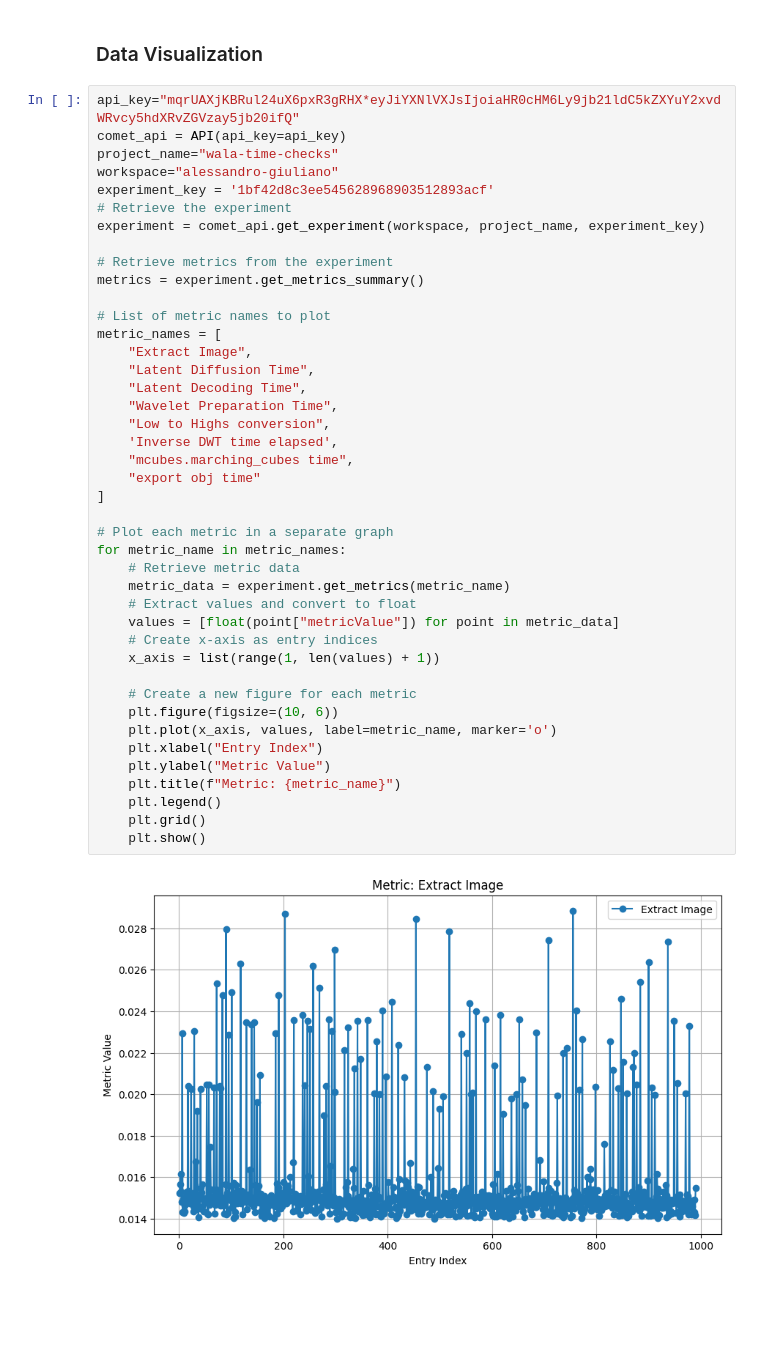
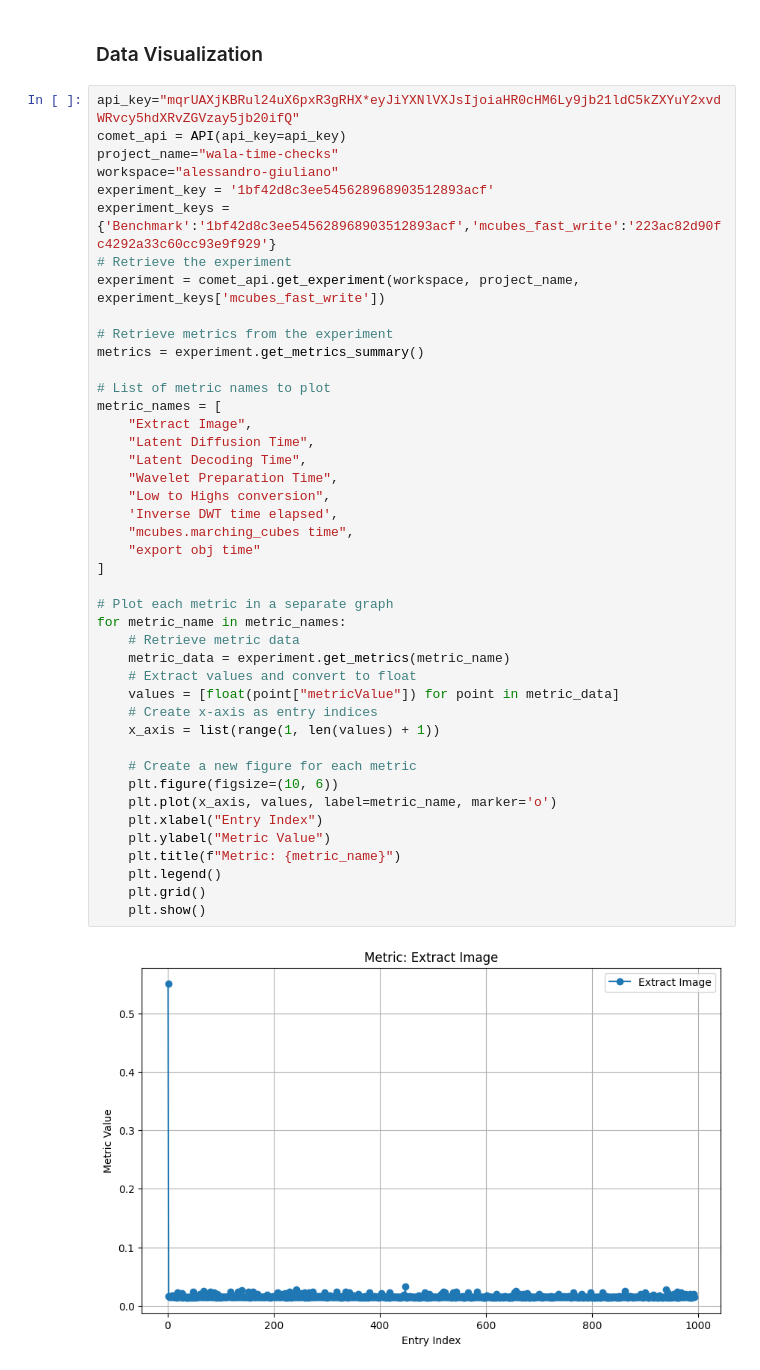
Before and after one commit to AutodeskAILab/WaLa, a Jupyter notebook: Baseline_Testing.ipynb, the cells around one changed output. Drawn from its saved outputs; the diff is of its cells as text; blank space fills up the shorter version.

Commit message:
Baseline file heavily enhanced, runs with mod mcubes library now as well as base benchmark from comet

```diff
--- a/Baseline_Testing.ipynb
+++ b/Baseline_Testing.ipynb
@@ -367,8 +387,9 @@ comet_api = API(api_key=api_key)
 project_name="wala-time-checks"
 workspace="alessandro-giuliano"
 experiment_key = '1bf42d8c3ee545628968903512893acf'
+experiment_keys = {'Benchmark':'1bf42d8c3ee545628968903512893acf','mcubes_fast_write':'223ac82d90fc4292a33c60cc93e9f929'}
 # Retrieve the experiment
-experiment = comet_api.get_experiment(workspace, project_name, experiment_key)
+experiment = comet_api.get_experiment(workspace, project_name, experiment_keys['mcubes_fast_write'])
 
 # Retrieve metrics from the experiment
 metrics = experiment.get_metrics_summary()
@@ -377,31 +398,31 @@ metrics = experiment.get_metrics_summary()
 metric_names = [
     "Extract Image",
     "Latent Diffusion Time",
     "Latent Decoding Time",
     "Wavelet Preparation Time",
     "Low to Highs conversion",
     'Inverse DWT time elapsed',
     "mcubes.marching_cubes time",
     "export obj time"
 ]
 
 # Plot each metric in a separate graph
 for metric_name in metric_names:
     # Retrieve metric data
     metric_data = experiment.get_metrics(metric_name)
     # Extract values and convert to float
     values = [float(point["metricValue"]) for point in metric_data]
     # Create x-axis as entry indices
     x_axis = list(range(1, len(values) + 1))
 
     # Create a new figure for each metric
     plt.figure(figsize=(10, 6))
     plt.plot(x_axis, values, label=metric_name, marker='o')
     plt.xlabel("Entry Index")
     plt.ylabel("Metric Value")
     plt.title(f"Metric: {metric_name}")
     plt.legend()
     plt.grid()
     plt.show()
 # %% [output]
-[figure, old version]
+[figure, new version]
```
Also changed, not shown: parts of 16 cells of this notebook, 10 other files.
